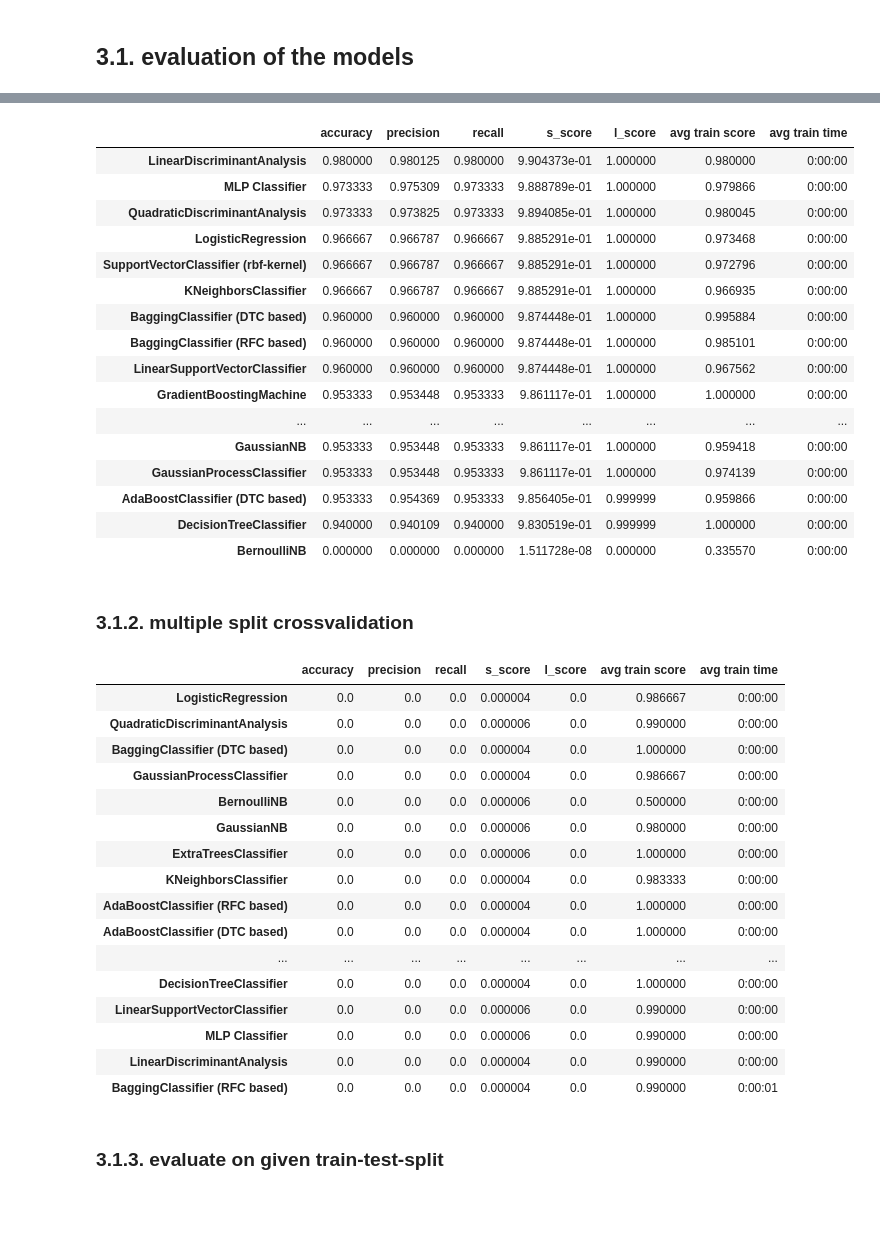
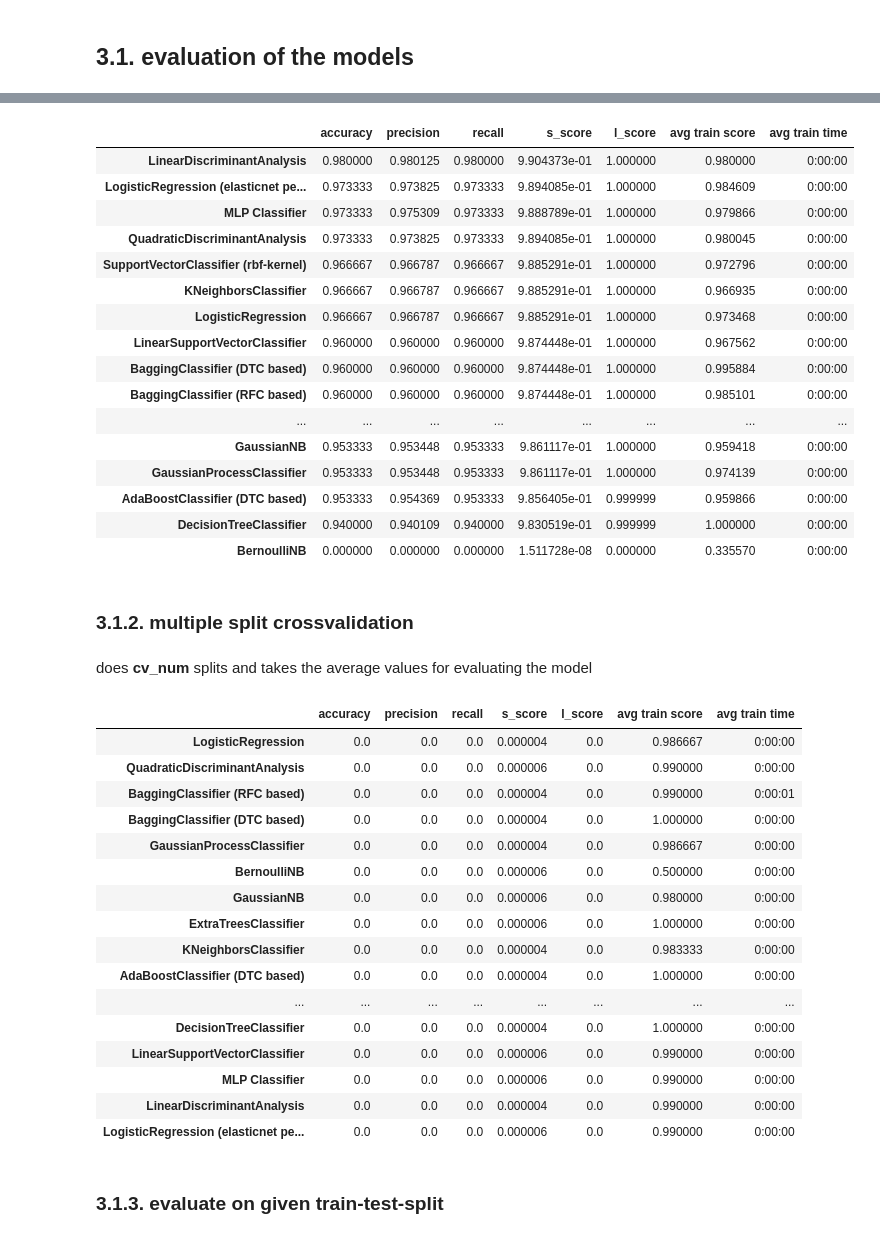
Before and after one commit to Priapos1004/SAM_ML, a Jupyter notebook: examples/iris_auto_classifier_finder.ipynb, the cells around one changed output, grey strips where cells are left out. Drawn from its saved outputs; the diff is of its cells as text; code cells hidden in the pictures; blank space fills up the shorter version.

```diff
--- a/examples/iris_auto_classifier_finder.ipynb
+++ b/examples/iris_auto_classifier_finder.ipynb
@@ -19,0 +29,2 @@ x_train, x_test, y_train, y_test = train_test_split(X,y, train_size=0.80, random
+# %%
+tester = CTest("all")
@@ -19,0 +56,2 @@ x_train, x_test, y_train, y_test = train_test_split(X,y, train_size=0.80, random
+# %%
+tester.add_model(LR(model_name="LogisticRegression (elasticnet penalty)", penalty="elasticnet", solver="saga", l1_ratio=0.5))
@@ -24,19 +121,18 @@ x_train, x_test, y_train, y_test = train_test_split(X,y, train_size=0.80, random
 # %%
-tester = CTest()
 tester.eval_models_cv(X ,y , avg="macro", small_data_eval=True)
 tester.output_scores_as_pd(sort_by="recall", console_out=False)
 # %% [output]
 |  | accuracy | precision | recall | s_score | l_score | avg train score | avg train time |
 | LinearDiscriminantAnalysis | 0.980000 | 0.980125 | 0.980000 | 9.904373e-01 | 1.000000 | 0.980000 | 0:00:00 |
+| LogisticRegression (elasticnet pe... | 0.973333 | 0.973825 | 0.973333 | 9.894085e-01 | 1.000000 | 0.984609 | 0:00:00 |
 | MLP Classifier | 0.973333 | 0.975309 | 0.973333 | 9.888789e-01 | 1.000000 | 0.979866 | 0:00:00 |
 | QuadraticDiscriminantAnalysis | 0.973333 | 0.973825 | 0.973333 | 9.894085e-01 | 1.000000 | 0.980045 | 0:00:00 |
-| LogisticRegression | 0.966667 | 0.966787 | 0.966667 | 9.885291e-01 | 1.000000 | 0.973468 | 0:00:00 |
 | SupportVectorClassifier (rbf-kernel) | 0.966667 | 0.966787 | 0.966667 | 9.885291e-01 | 1.000000 | 0.972796 | 0:00:00 |
 | KNeighborsClassifier | 0.966667 | 0.966787 | 0.966667 | 9.885291e-01 | 1.000000 | 0.966935 | 0:00:00 |
+| LogisticRegression | 0.966667 | 0.966787 | 0.966667 | 9.885291e-01 | 1.000000 | 0.973468 | 0:00:00 |
+| LinearSupportVectorClassifier | 0.960000 | 0.960000 | 0.960000 | 9.874448e-01 | 1.000000 | 0.967562 | 0:00:00 |
 | BaggingClassifier (DTC based) | 0.960000 | 0.960000 | 0.960000 | 9.874448e-01 | 1.000000 | 0.995884 | 0:00:00 |
 | BaggingClassifier (RFC based) | 0.960000 | 0.960000 | 0.960000 | 9.874448e-01 | 1.000000 | 0.985101 | 0:00:00 |
-| LinearSupportVectorClassifier | 0.960000 | 0.960000 | 0.960000 | 9.874448e-01 | 1.000000 | 0.967562 | 0:00:00 |
-| GradientBoostingMachine | 0.953333 | 0.953448 | 0.953333 | 9.861117e-01 | 1.000000 | 1.000000 | 0:00:00 |
 | ... | ... | ... | ... | ... | ... | ... | ... |
 | GaussianNB | 0.953333 | 0.953448 | 0.953333 | 9.861117e-01 | 1.000000 | 0.959418 | 0:00:00 |
 | GaussianProcessClassifier | 0.953333 | 0.953448 | 0.953333 | 9.861117e-01 | 1.000000 | 0.974139 | 0:00:00 |
@@ -45,27 +141,28 @@ tester.output_scores_as_pd(sort_by="recall", console_out=False)
 | BernoulliNB | 0.000000 | 0.000000 | 0.000000 | 1.511728e-08 | 0.000000 | 0.335570 | 0:00:00 |
 # %% [markdown]
 ### 3.1.2. multiple split crossvalidation
+# %% [markdown]
+does **cv_num** splits and takes the average values for evaluating the model
 # %%
-tester = CTest()
-tester.eval_models_cv(X, y, avg="macro", small_data_eval=False)
+tester.eval_models_cv(X, y, avg="macro", small_data_eval=False, cv_num=3)
 tester.output_scores_as_pd(sort_by="recall", console_out=False)
 # %% [output]
 |  | accuracy | precision | recall | s_score | l_score | avg train score | avg train time |
 | LogisticRegression | 0.0 | 0.0 | 0.0 | 0.000004 | 0.0 | 0.986667 | 0:00:00 |
 | QuadraticDiscriminantAnalysis | 0.0 | 0.0 | 0.0 | 0.000006 | 0.0 | 0.990000 | 0:00:00 |
+| BaggingClassifier (RFC based) | 0.0 | 0.0 | 0.0 | 0.000004 | 0.0 | 0.990000 | 0:00:01 |
 | BaggingClassifier (DTC based) | 0.0 | 0.0 | 0.0 | 0.000004 | 0.0 | 1.000000 | 0:00:00 |
 | GaussianProcessClassifier | 0.0 | 0.0 | 0.0 | 0.000004 | 0.0 | 0.986667 | 0:00:00 |
 | BernoulliNB | 0.0 | 0.0 | 0.0 | 0.000006 | 0.0 | 0.500000 | 0:00:00 |
 | GaussianNB | 0.0 | 0.0 | 0.0 | 0.000006 | 0.0 | 0.980000 | 0:00:00 |
 | ExtraTreesClassifier | 0.0 | 0.0 | 0.0 | 0.000006 | 0.0 | 1.000000 | 0:00:00 |
 | KNeighborsClassifier | 0.0 | 0.0 | 0.0 | 0.000004 | 0.0 | 0.983333 | 0:00:00 |
-| AdaBoostClassifier (RFC based) | 0.0 | 0.0 | 0.0 | 0.000004 | 0.0 | 1.000000 | 0:00:00 |
 | AdaBoostClassifier (DTC based) | 0.0 | 0.0 | 0.0 | 0.000004 | 0.0 | 1.000000 | 0:00:00 |
 | ... | ... | ... | ... | ... | ... | ... | ... |
 | DecisionTreeClassifier | 0.0 | 0.0 | 0.0 | 0.000004 | 0.0 | 1.000000 | 0:00:00 |
 | LinearSupportVectorClassifier | 0.0 | 0.0 | 0.0 | 0.000006 | 0.0 | 0.990000 | 0:00:00 |
 | MLP Classifier | 0.0 | 0.0 | 0.0 | 0.000006 | 0.0 | 0.990000 | 0:00:00 |
 | LinearDiscriminantAnalysis | 0.0 | 0.0 | 0.0 | 0.000004 | 0.0 | 0.990000 | 0:00:00 |
-| BaggingClassifier (RFC based) | 0.0 | 0.0 | 0.0 | 0.000004 | 0.0 | 0.990000 | 0:00:01 |
+| LogisticRegression (elasticnet pe... | 0.0 | 0.0 | 0.0 | 0.000006 | 0.0 | 0.990000 | 0:00:00 |
 # %% [markdown]
 ### 3.1.3. evaluate on given train-test-split
```
Also changed, not shown: parts of 23 cells of this notebook, 2 other files.
